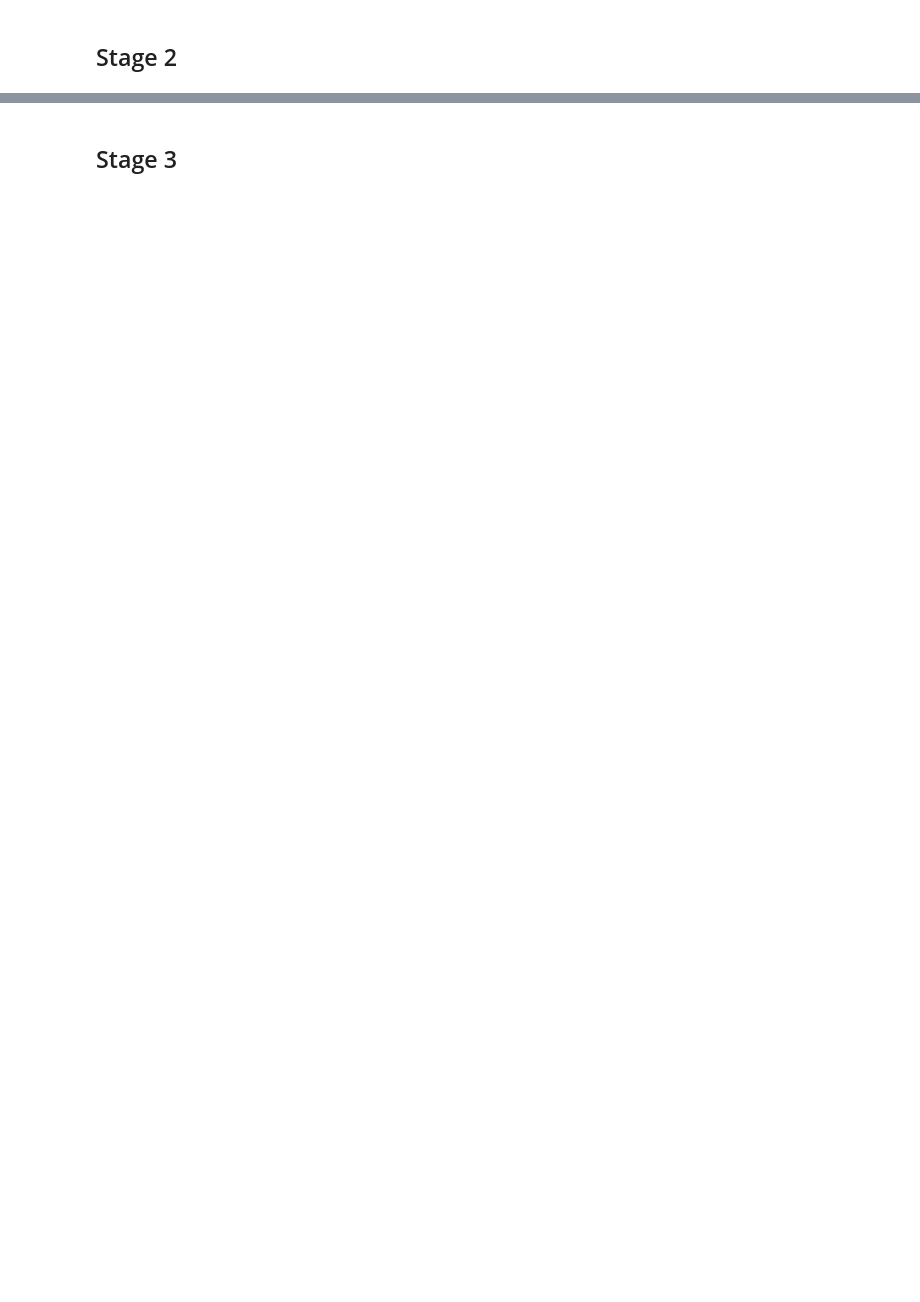
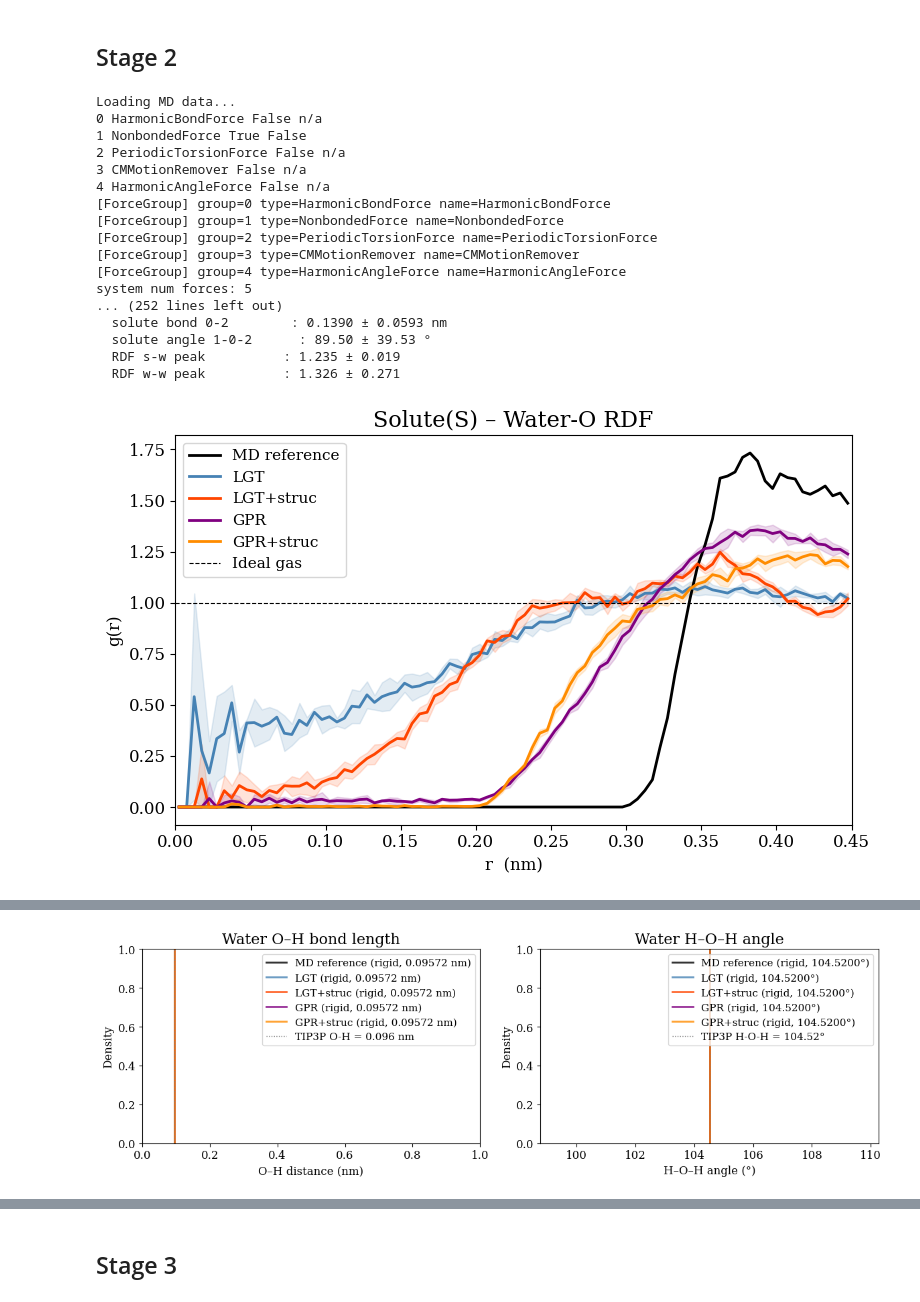
Before and after one commit to fleurdolmans/fab-torch, a Jupyter notebook: visualize_models.ipynb, the cells around one changed output, grey strips where cells are left out. Drawn from its saved outputs; the diff is of its cells as text; code cells hidden in the pictures; blank space fills up the shorter version.

```diff
--- a/visualize_models.ipynb
+++ b/visualize_models.ipynb
@@ -333,34 +295,53 @@ Solute angle 1-0-2 [°]       |                     119.19 |              118.86
 # %%
 model_specs = [
 
     {
     "run_dir": "/Users/fleurdolmans/Documents/UvA/Master_AI/Thesis/HDD/results/so2/stage2/LGT/12-30-08_398607",
-    "label": "LGT Stage 2",
+    "label": "LGT",
     },
     {
     "run_dir": "/Users/fleurdolmans/Documents/UvA/Master_AI/Thesis/HDD/results/so2/stage2/LGT/structured_gauss/11-01-38_439278",
-    "label": "LGT Stage 2 (structured gaussian)",
+    "label": "LGT+struc",
     },
     {
     "run_dir": "/Users/fleurdolmans/Documents/UvA/Master_AI/Thesis/HDD/results/so2/stage2/GPR/10-52-27_144440",
-    "label": "GPR Stage 2",
+    "label": "GPR",
     },
     {
     "run_dir": "/Users/fleurdolmans/Documents/UvA/Master_AI/Thesis/HDD/results/so2/stage2/GPR/structured_gauss/11-01-18_217693",
-    "label": "GPR Stage 2 (structured gaussian)",
+    "label": "GPR+struc",
     },
 
 ]
 
 results = evaluate_models(MD_REF_PATH,
     model_specs,
     N_SOLUTE_ATOMS,
     N_WATERS,
     O_IDX,
     H1_IDX,
     H2_IDX,
     L,
     IS_PBC,
     solute_bonds=[(0,1),(0,2)],
     solute_angles=[(1,0,2)]
 )
+# %% [output]
+Loading MD data...
+0 HarmonicBondForce False n/a
+1 NonbondedForce True False
+2 PeriodicTorsionForce False n/a
+3 CMMotionRemover False n/a
+4 HarmonicAngleForce False n/a
+[ForceGroup] group=0 type=HarmonicBondForce name=HarmonicBondForce
+[ForceGroup] group=1 type=NonbondedForce name=NonbondedForce
+[ForceGroup] group=2 type=PeriodicTorsionForce name=PeriodicTorsionForce
+[ForceGroup] group=3 type=CMMotionRemover name=CMMotionRemover
+[ForceGroup] group=4 type=HarmonicAngleForce name=HarmonicAngleForce
+system num forces: 5
+... (252 lines left out)
+  solute bond 0-2        : 0.1390 ± 0.0593 nm
+  solute angle 1-0-2      : 89.50 ± 39.53 °
+  RDF s-w peak          : 1.235 ± 0.019
+  RDF w-w peak          : 1.326 ± 0.271
+[figure, added]
@@ -366,0 +350 @@ results = evaluate_models(MD_REF_PATH,
+[figure, added]
```
Also changed, not shown: parts of 3 cells of this notebook, 5 other files.
